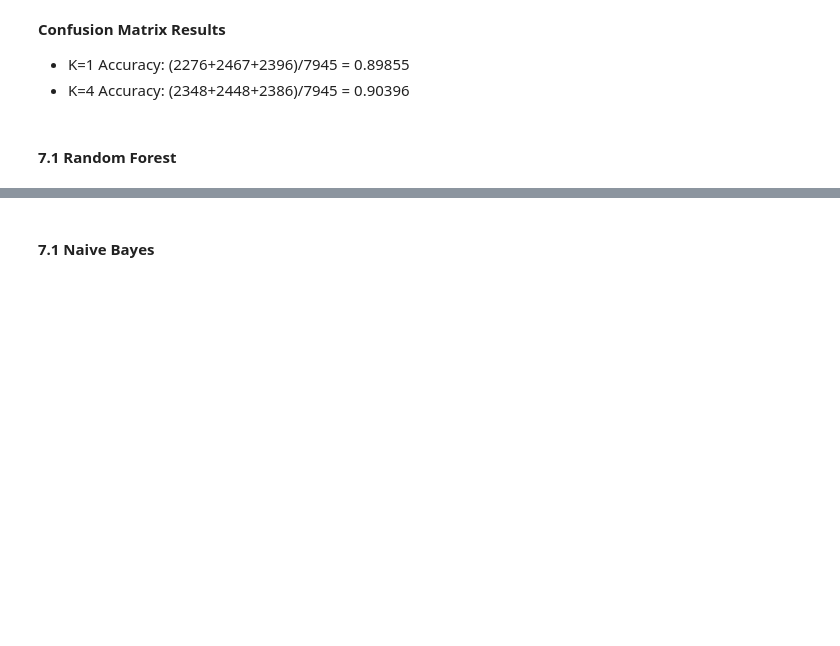
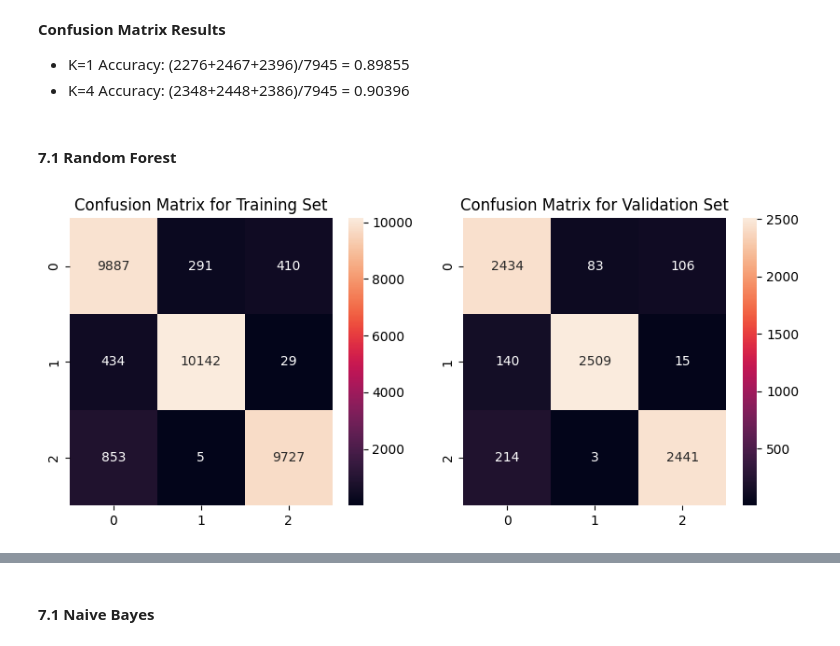
Before and after one commit to coltonBlackwell/Covid-19-Prognosis-Predictor, a Jupyter notebook: project.ipynb, the cells around one changed output, grey strips where cells are left out. Saved outputs shown, nothing was run; the diff lists cells and outputs as text; code cells hidden in the pictures; blank space fills up the shorter version.

```diff
--- a/project.ipynb
+++ b/project.ipynb
@@ -790,0 +754,18 @@ create_submission_file(y_pred, "submission_rf.csv")
+# %%
+# Initialize the Random Forest model
+model = RandomForestClassifier(random_state=42)
+
+# Train the model
+model.fit(X_train, y_train)
+
+# Predictions on the validation set
+y_pred = model.predict(X_val)
+
+# Evaluate the model
+accuracy = accuracy_score(y_val, y_pred)
+precision = precision_score(y_val, y_pred, average='weighted')
+recall = recall_score(y_val, y_pred, average='weighted')
+
+print(f"Accuracy: {accuracy}")
+print(f"Precision: {precision}")
+print(f"Recall: {recall}")
@@ -1003,3 +1037,27 @@ __Confusion Matrix Results__
 - K=4 Accuracy: (2348+2448+2386)/7945 = 0.90396
 # %% [markdown]
 #### 7.1 Random Forest <a id="section_7_2"></a>
+# %%
+# Predict on the training set
+y_train_pred = rf_best_model.predict(X_train)
+
+# Predict on the validation set
+y_val_pred = rf_best_model.predict(X_val)
+
+# confusion matrix for training set
+cm_train = confusion_matrix(y_train, y_train_pred)
+# confusion matrix for validation set
+cm_val = confusion_matrix(y_val, y_val_pred)
+
+plt.figure(figsize=(10, 4))
+plt.subplot(1, 2, 1)
+sns.heatmap(cm_train, annot=True, fmt='g')
+plt.title('Confusion Matrix for Training Set')
+
+plt.subplot(1, 2, 2)
+sns.heatmap(cm_val, annot=True, fmt='g')
+plt.title('Confusion Matrix for Validation Set')
+
+plt.show()
+# %% [output]
+[figure, added]
```
Also changed, not shown: parts of 43 cells of this notebook, 8 other files.
